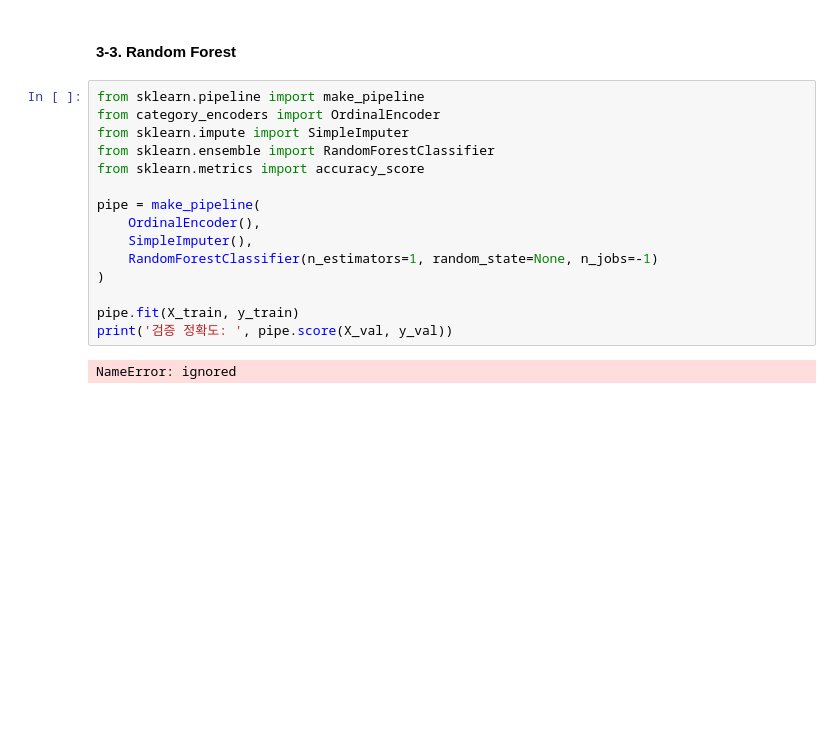
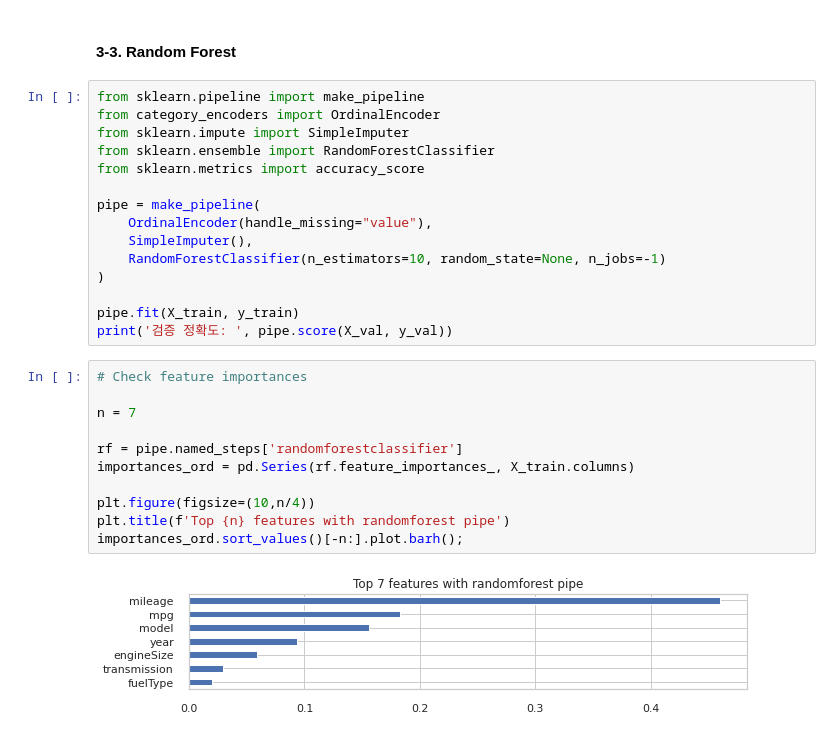
Before and after one commit to KYOH95/Project_2_Car_Analysis, a Jupyter notebook: Project2.ipynb, the cells around one changed output. Cells and saved outputs as stored; diff of their text form; blank space fills up the shorter version.

```diff
--- a/Project2.ipynb
+++ b/Project2.ipynb
@@ -735,12 +737,23 @@ from sklearn.ensemble import RandomForestClassifier
 from sklearn.metrics import accuracy_score
 
 pipe = make_pipeline(
-    OrdinalEncoder(),
+    OrdinalEncoder(handle_missing="value"),
     SimpleImputer(),
-    RandomForestClassifier(n_estimators=1, random_state=None, n_jobs=-1)
+    RandomForestClassifier(n_estimators=10, random_state=None, n_jobs=-1)
 )
 
 pipe.fit(X_train, y_train)
 print('검증 정확도: ', pipe.score(X_val, y_val))
-# %% [output]
-NameError: ignored
+# %%
+# Check feature importances
+
+n = 7
+
+rf = pipe.named_steps['randomforestclassifier']
+importances_ord = pd.Series(rf.feature_importances_, X_train.columns)
+
+plt.figure(figsize=(10,n/4))
+plt.title(f'Top {n} features with randomforest pipe')
+importances_ord.sort_values()[-n:].plot.barh();
+# %% [output]
+[figure, added]
```
Also changed, not shown: parts of 31 cells of this notebook.
